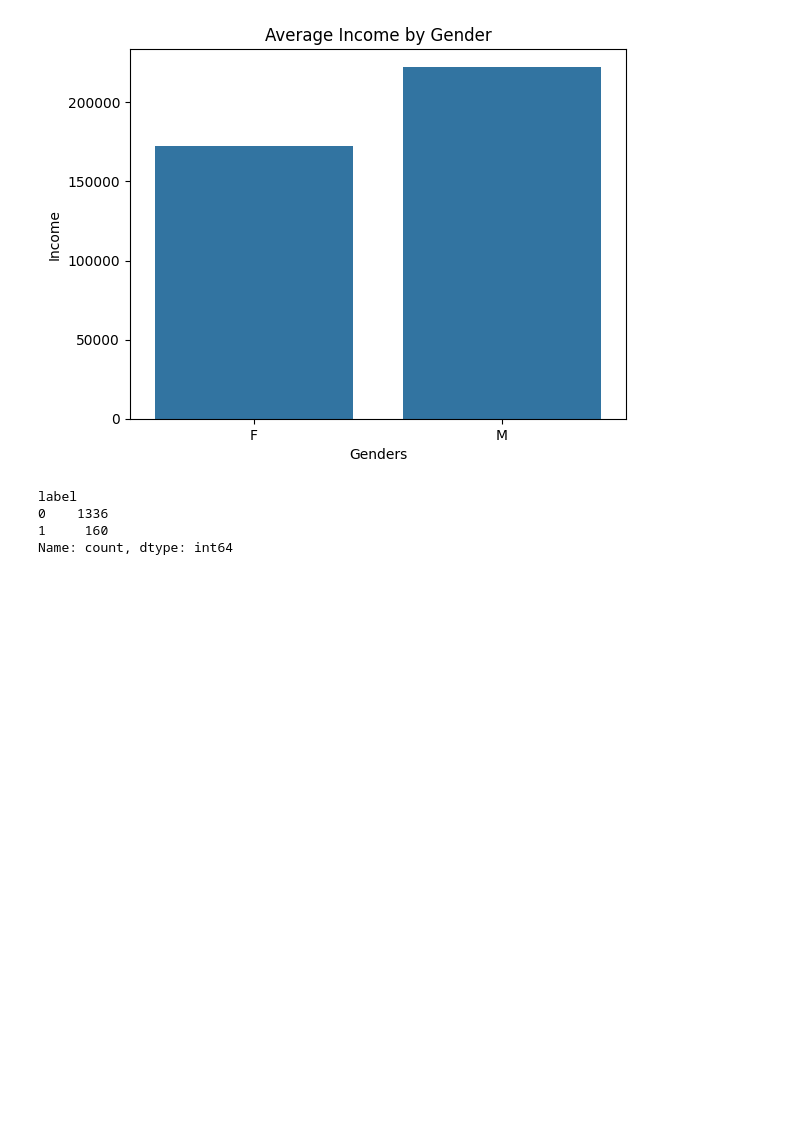
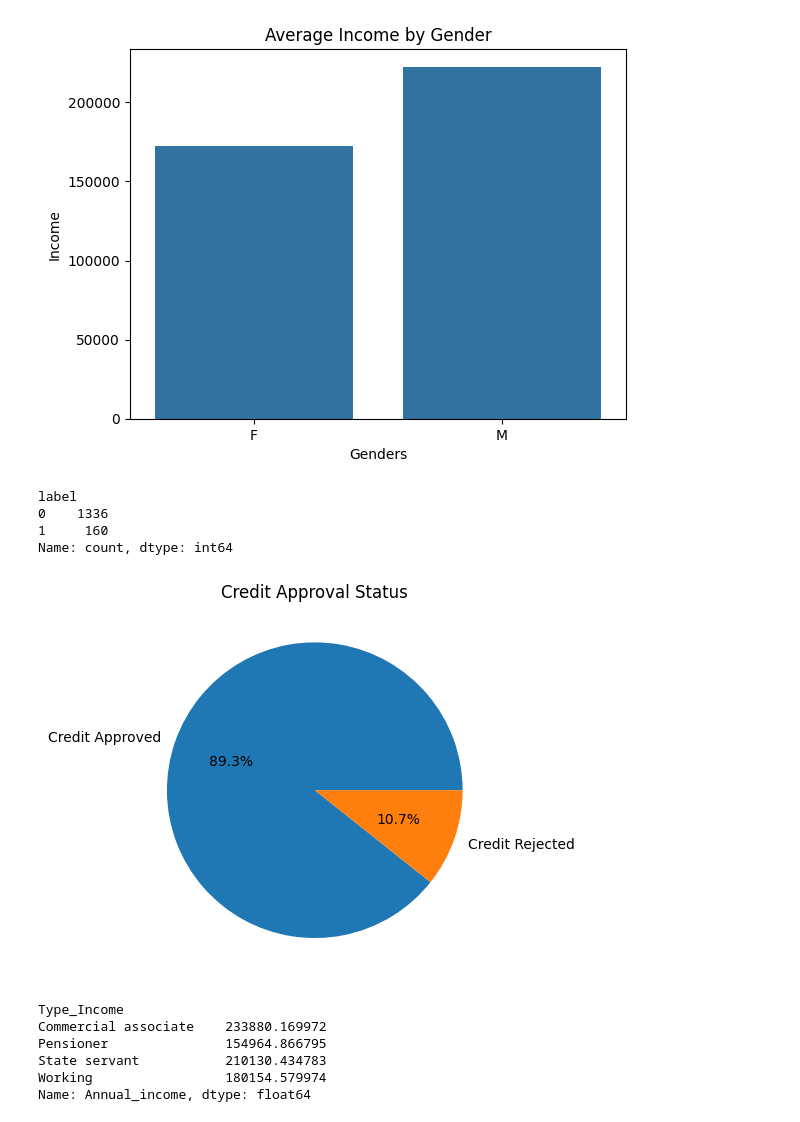
Before and after one commit to tarekb21/Credit-Card-Approvment, a Jupyter notebook: notebook.ipynb, the cells around one changed output. Drawn from its saved outputs; the diff is of its cells as text; code cells hidden in the pictures; blank space fills up the shorter version.

```diff
--- a/notebook.ipynb
+++ b/notebook.ipynb
@@ -177,3 +177,18 @@ label
 0    1336
 1     160
 Name: count, dtype: int64
+# %%
+plt.pie(label_counts, labels=["Credit Approved", "Credit Rejected"], autopct="%1.1f%%")
+plt.title("Credit Approval Status")
+plt.show()
+# %% [output]
+[figure, added]
+# %%
+data.groupby("Type_Income")["Annual_income"].mean()
+# %% [output]
+Type_Income
+Commercial associate    233880.169972
+Pensioner               154964.866795
+State servant           210130.434783
+Working                 180154.579974
+Name: Annual_income, dtype: float64
```
